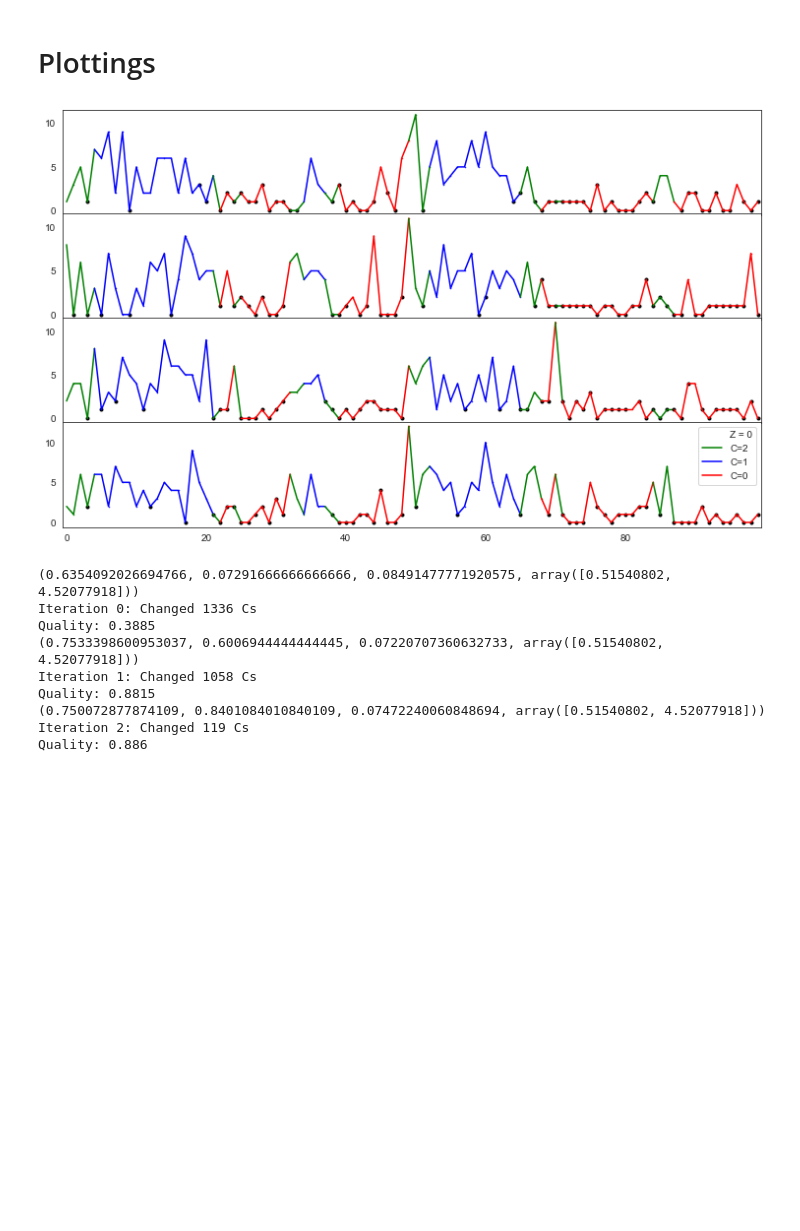
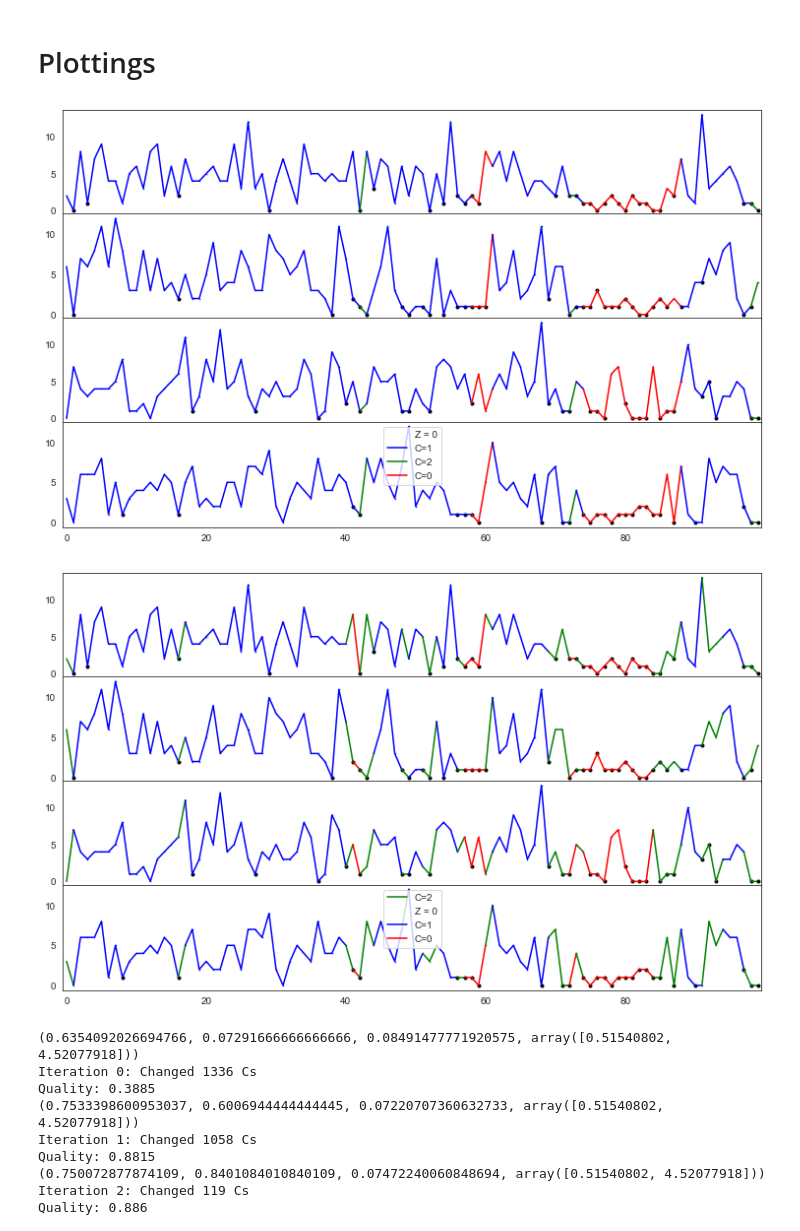
Before and after one commit to JakobSchauser/MLandData, a Jupyter notebook: ModComp/Project/ForwardSimulation.ipynb, the cells around one changed output. Saved outputs shown, nothing was run; the diff lists cells and outputs as text; code cells hidden in the pictures; blank space fills up the shorter version.

```diff
--- a/ModComp/Project/ForwardSimulation.ipynb
+++ b/ModComp/Project/ForwardSimulation.ipynb
@@ -104,6 +104,8 @@ def calc_parameters(X,z,C):
     C1 = C01 + C11 + C21
     C2 = C02 + C12 + C22
 
+    to2 = C22 + C21 + C20
+
     gammas = []
 
 
@@ -125,15 +127,17 @@ def calc_parameters(X,z,C):
     gamma_guess = clamp(np.mean(gammas),0,1)
 
     betas = []
-    if C2 > 0:
-        b0 = 2*C20/C2
+    if to2 > 0:
+        b0 = 2*C20/to2
         betas.append(b0)
 
-        b1 = 2*C21/C2
+        b1 = 2*C21/to2
         betas.append(b1)
 
-        b2 = 1 - C22/C2
+        b2 = 1-C22/to2
         betas.append(b2)
+
+    print(betas)
 
     beta_guess = clamp(np.mean(betas),0,1)
 
@@ -143,7 +147,7 @@ def calc_parameters(X,z,C):
 
 
 alpha = 0.9
-beta = 0.5
+beta = 0.2
 gamma = 0.1
 lambdas = np.array([1,5]).astype(float)
 
@@ -230,7 +235,7 @@ def hard_EM(X,C,N = 1000):
     alpha = random()/2.01+0.5001
     beta = random()/101+0.001
     gamma = random()/100 + 0.001
-    lambdas = np.array([1, 2])
+    lambdas = np.array([.5, 2])
 
     parameters = np.array([alpha, beta, gamma, lambdas])
 
@@ -239,7 +244,7 @@ def hard_EM(X,C,N = 1000):
     C_last = np.random.randint(0,3,X.shape[0])
 
     for it in range(N):
-        Cs, zs = infer(X, alpha, beta, gamma, lambdas,soft=False)
+        Cs, zs = infer(X, alpha, beta, gamma, lambdas, soft=False)
 
         parameters = calc_parameters(X, zs, Cs)
 
@@ -363,11 +374,11 @@ X.mean()
 # %% [markdown]
 # Plottings
 # %%
-sns.set_style("white")
+# sns.set_style("white")
 
 n, T = 4, 100
 
-C, z, x = simulate(n,T,2)
+# C, z, x = simulate(n,T,2)
 
 def plot(x,z,C):
     fig, axs = plt.subplots(n,1,figsize = (10,6),sharex=True)
@@ -382,35 +393,37 @@ def plot(x,z,C):
         cc = C[0]
         lt = 0
         made = np.zeros(3).astype(bool)
         made2 = False
         for t in range(1,T):
             axs[nn].plot([t],x[t,nn],'.',color=['red','blue','green'][cc], markersize = 1)
             if cc != C[t]:
                 if not made[cc]:
                     made[cc] = True
                     axs[nn].plot([i for i in range(lt,t+1)], x[lt:t+1,nn],color =['red','blue','green'][cc], label = f"C={cc}")
 
                 else:
                     axs[nn].plot([i for i in range(lt,t+1)], x[lt:t+1,nn],color =['red','blue','green'][cc] )
                 cc = C[t]
                 lt = t
             axs[nn].plot([t],x[t,nn],'.',color='black', alpha = [1,0][z[t,nn]], label = "Z = 0" if not made2 else None)
             made2 = True
 
         axs[nn].plot([i for i in range(lt,t+1)], x[lt:t+1,nn],color =['red','blue','green'][cc] )
 
         axs[nn].set_xlim(0-0.5,T-0.5)
         axs[nn].set_yticks([0,5,10])
 
     # sns.despine()
     plt.legend()
     plt.tight_layout(pad = -0.4)
     plt.show()
 
 
-plot(x,z,C)
+plot(X,z,Cs)
+plot(X,z,C)
 # %% [output]
-[figure, old version]
+[figure, new version]
+[figure, added]
 # %%
 
 alpha = 0.9
```
Also changed, not shown: parts of 6 cells of this notebook, 1 other file.
